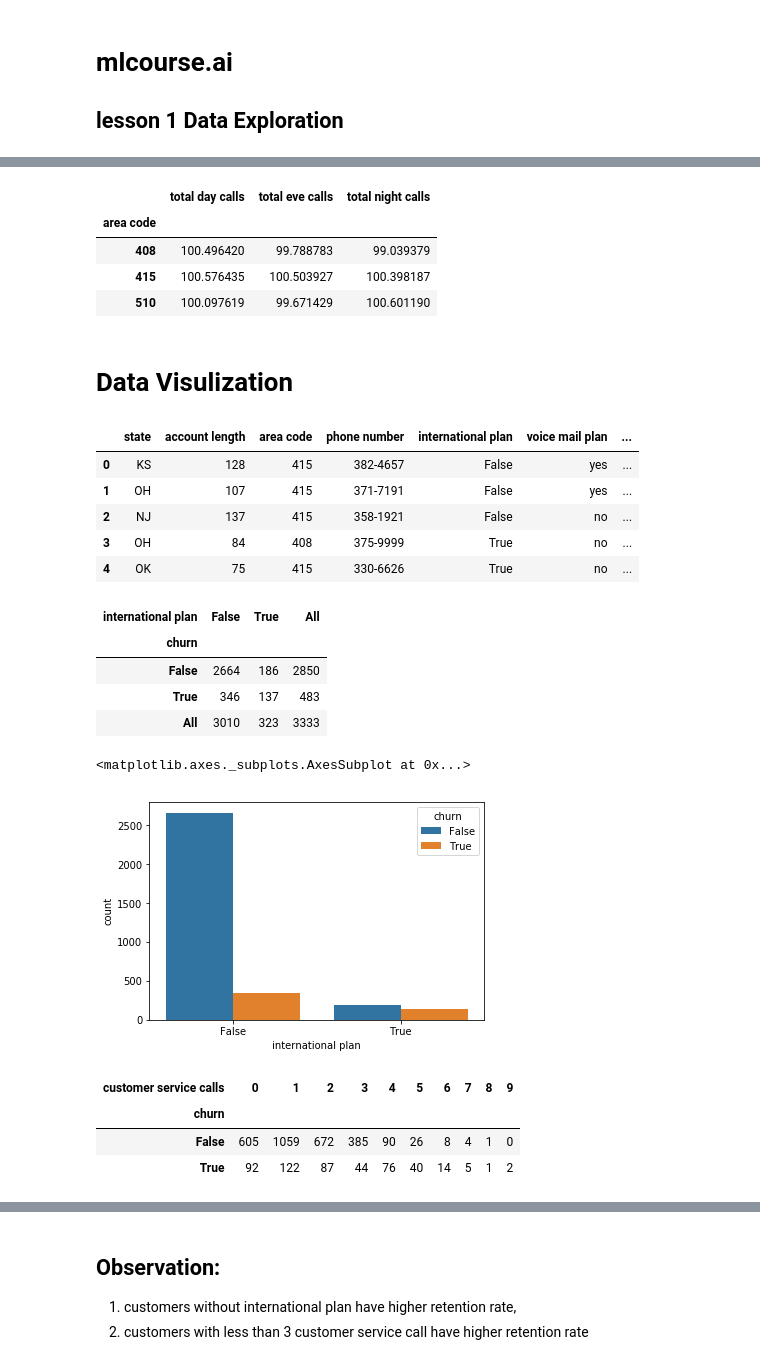
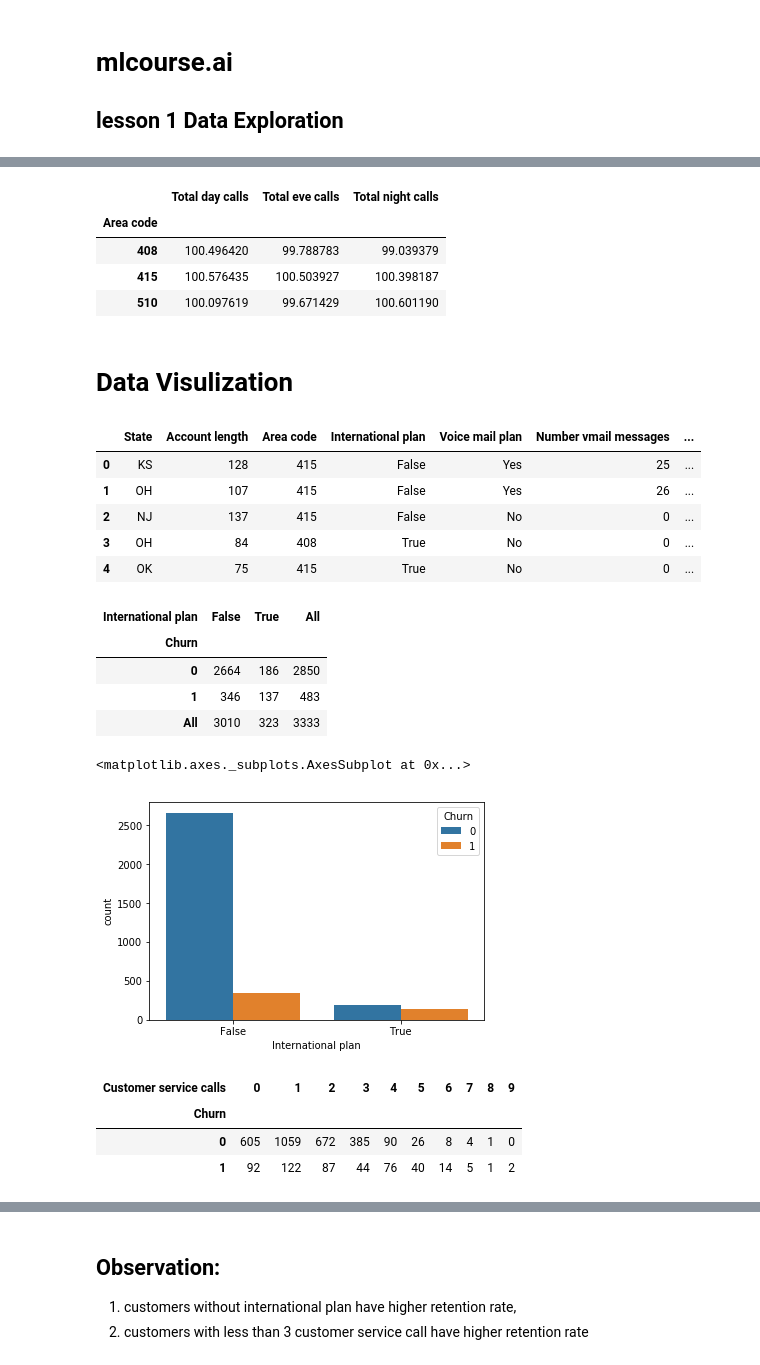
Before and after one commit to chwang733/mlcourse.ai, a Jupyter notebook: DataExploration.ipynb, the cells around one changed output, grey strips where cells are left out. Saved outputs shown, nothing was run; the diff lists cells and outputs as text; code cells hidden in the pictures.

```diff
--- a/DataExploration.ipynb
+++ b/DataExploration.ipynb
@@ -11,7 +11,7 @@ import numpy as np
 import warnings
 warnings.filterwarnings('ignore')
 # %%
-df=pd.read_csv('data/telecom-churn.csv')
+df=pd.read_csv('data/telecom_churn.csv')
 # %%
 pd.options.display.max_columns=999
 df.head()
@@ -56,3 +56,3 @@ memory usage: 524.1+ KB
 # %%
-df.churn=df.churn.astype('int64')
+df.Churn=df.Churn.astype('int64')
 # %%
@@ -166,5 +166,5 @@ df[df.state.apply(lambda x: x[0]=='W')]
 # %%
-df['international plan']=df['international plan'].map({'yes': 'True', 'no': 'False'})
+df['International plan']=df['International plan'].map({'Yes': 'True', 'No': 'False'})
 # %%
 df
 # %% [output]
@@ -189,9 +189,9 @@ df
 # %%
-df.pivot_table(['total day calls', 'total eve calls', 'total night calls'],
-               ['area code'], aggfunc='mean')
+df.pivot_table(['Total day calls', 'Total eve calls', 'Total night calls'],
+               ['Area code'], aggfunc='mean')
 # %% [output]
-|  | total day calls | total eve calls | total night calls |
-| area code |  |  |  |
+|  | Total day calls | Total eve calls | Total night calls |
+| Area code |  |  |  |
 | 408 | 100.496420 | 99.788783 | 99.039379 |
 | 415 | 100.576435 | 100.503927 | 100.398187 |
 | 510 | 100.097619 | 99.671429 | 100.601190 |
@@ -200,33 +200,33 @@ df.pivot_table(['total day calls', 'total eve calls', 'total night calls'],
 # %%
 df.head()
 # %% [output]
-|  | state | account length | area code | phone number | international plan | voice mail plan | ... |
-| 0 | KS | 128 | 415 | 382-4657 | False | yes | ... |
-| 1 | OH | 107 | 415 | 371-7191 | False | yes | ... |
-| 2 | NJ | 137 | 415 | 358-1921 | False | no | ... |
-| 3 | OH | 84 | 408 | 375-9999 | True | no | ... |
-| 4 | OK | 75 | 415 | 330-6626 | True | no | ... |
+|  | State | Account length | Area code | International plan | Voice mail plan | Number vmail messages | ... |
+| 0 | KS | 128 | 415 | False | Yes | 25 | ... |
+| 1 | OH | 107 | 415 | False | Yes | 26 | ... |
+| 2 | NJ | 137 | 415 | False | No | 0 | ... |
+| 3 | OH | 84 | 408 | True | No | 0 | ... |
+| 4 | OK | 75 | 415 | True | No | 0 | ... |
 # %%
-pd.crosstab(df['churn'],df['international plan'],margins=True)
+pd.crosstab(df['Churn'],df['International plan'],margins=True)
 # %% [output]
-| international plan | False | True | All |
-| churn |  |  |  |
-| False | 2664 | 186 | 2850 |
-| True | 346 | 137 | 483 |
+| International plan | False | True | All |
+| Churn |  |  |  |
+| 0 | 2664 | 186 | 2850 |
+| 1 | 346 | 137 | 483 |
 | All | 3010 | 323 | 3333 |
 # %%
 import matplotlib.pyplot as plt
 import seaborn as sns
 # %%
-sns.countplot(x='international plan',hue='churn',data=df)
+sns.countplot(x='International plan',hue='Churn',data=df)
 # %% [output]
 <matplotlib.axes._subplots.AxesSubplot at 0x...>
-[figure, old version]
+[figure, new version]
 # %%
-pd.crosstab(df['churn'],df['customer service calls'])
+pd.crosstab(df['Churn'],df['Customer service calls'])
 # %% [output]
-| customer service calls | 0 | 1 | 2 | 3 | 4 | 5 | 6 | 7 | 8 | 9 |
-| churn |  |  |  |  |  |  |  |  |  |  |
-| False | 605 | 1059 | 672 | 385 | 90 | 26 | 8 | 4 | 1 | 0 |
-| True | 92 | 122 | 87 | 44 | 76 | 40 | 14 | 5 | 1 | 2 |
+| Customer service calls | 0 | 1 | 2 | 3 | 4 | 5 | 6 | 7 | 8 | 9 |
+| Churn |  |  |  |  |  |  |  |  |  |  |
+| 0 | 605 | 1059 | 672 | 385 | 90 | 26 | 8 | 4 | 1 | 0 |
+| 1 | 92 | 122 | 87 | 44 | 76 | 40 | 14 | 5 | 1 | 2 |
 # %%
```
Also changed, not shown: parts of 15 cells of this notebook, 1 other file.
